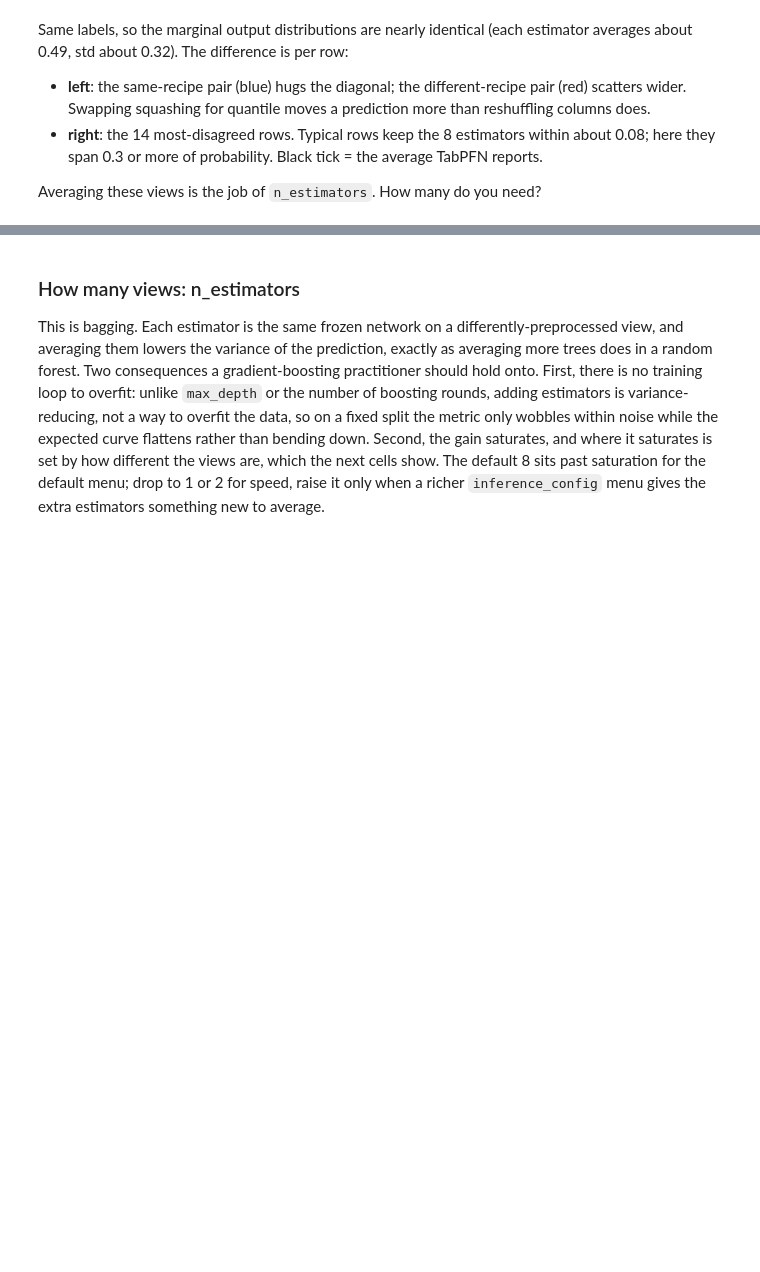
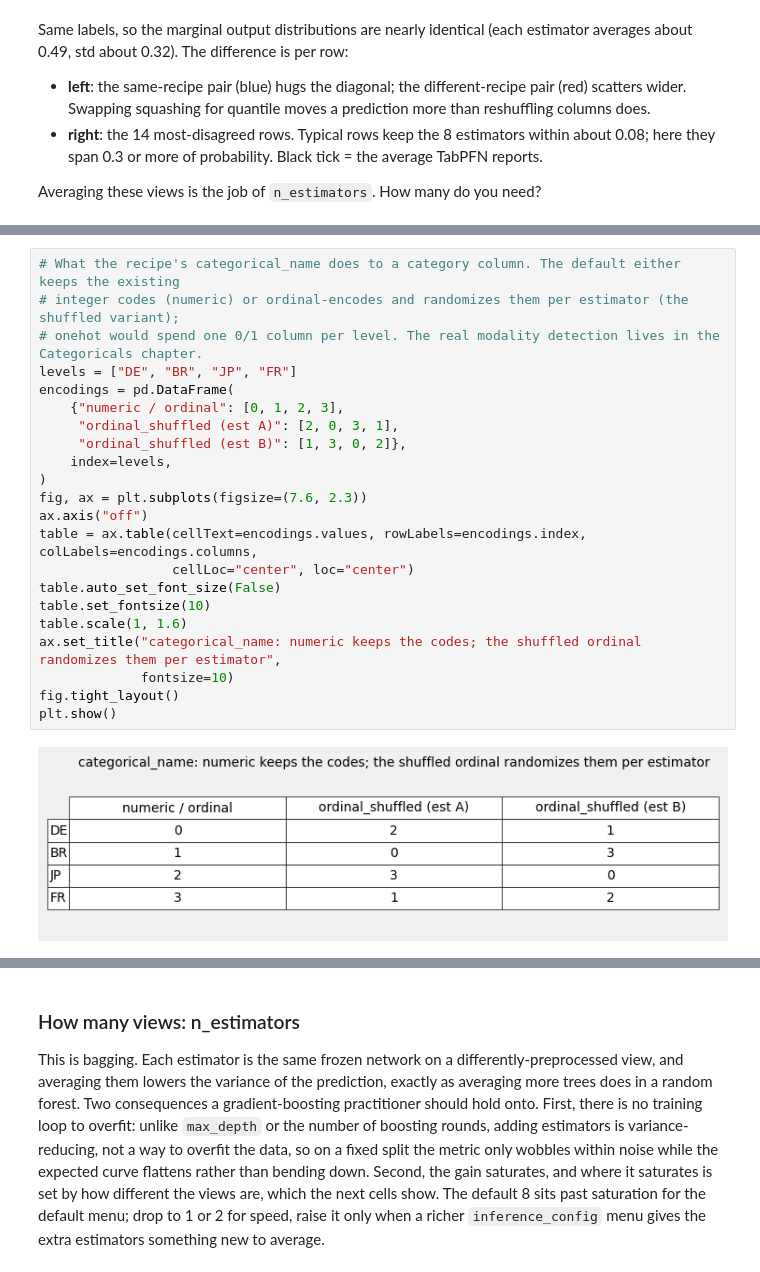
Before and after one commit to CardoAI/TabPFNPractitioner, a Jupyter notebook: notebooks/Parameters.ipynb, the cells around one changed output, grey strips where cells are left out. Cells and saved outputs as stored; diff of their text form; blank space fills up the shorter version.

```diff
--- a/notebooks/Parameters.ipynb
+++ b/notebooks/Parameters.ipynb
@@ -218,0 +266,24 @@ Averaging these views is the job of `n_estimators`. How many do you need?
+# %%
+# What the recipe's categorical_name does to a category column. The default either keeps the existing
+# integer codes (numeric) or ordinal-encodes and randomizes them per estimator (the shuffled variant);
+# onehot would spend one 0/1 column per level. The real modality detection lives in the Categoricals chapter.
+levels = ["DE", "BR", "JP", "FR"]
+encodings = pd.DataFrame(
+    {"numeric / ordinal": [0, 1, 2, 3],
+     "ordinal_shuffled (est A)": [2, 0, 3, 1],
+     "ordinal_shuffled (est B)": [1, 3, 0, 2]},
+    index=levels,
+)
+fig, ax = plt.subplots(figsize=(7.6, 2.3))
+ax.axis("off")
+table = ax.table(cellText=encodings.values, rowLabels=encodings.index, colLabels=encodings.columns,
+                 cellLoc="center", loc="center")
+table.auto_set_font_size(False)
+table.set_fontsize(10)
+table.scale(1, 1.6)
+ax.set_title("categorical_name: numeric keeps the codes; the shuffled ordinal randomizes them per estimator",
+             fontsize=10)
+fig.tight_layout()
+plt.show()
+# %% [output]
+[figure, added]
```
Also changed, not shown: parts of 21 cells of this notebook, 2 other files.
